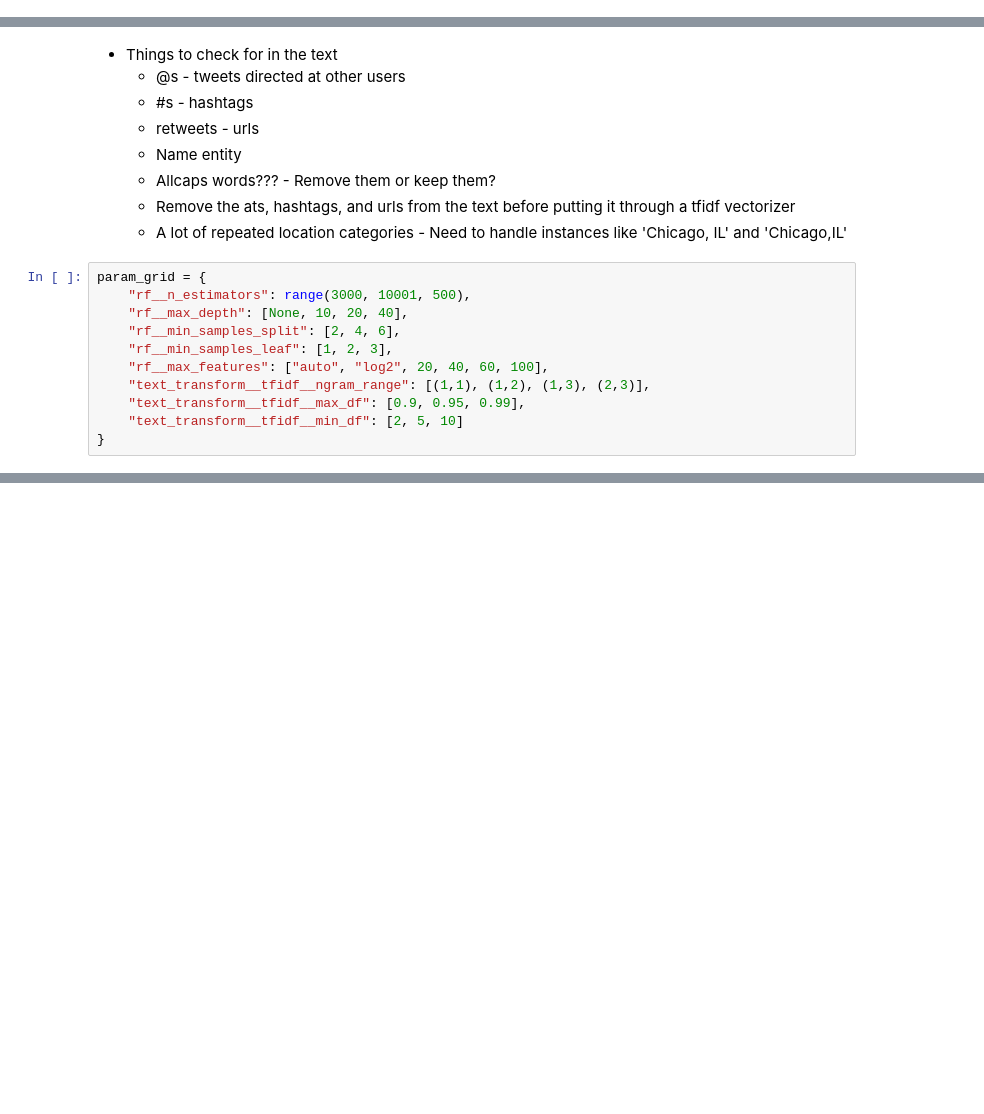
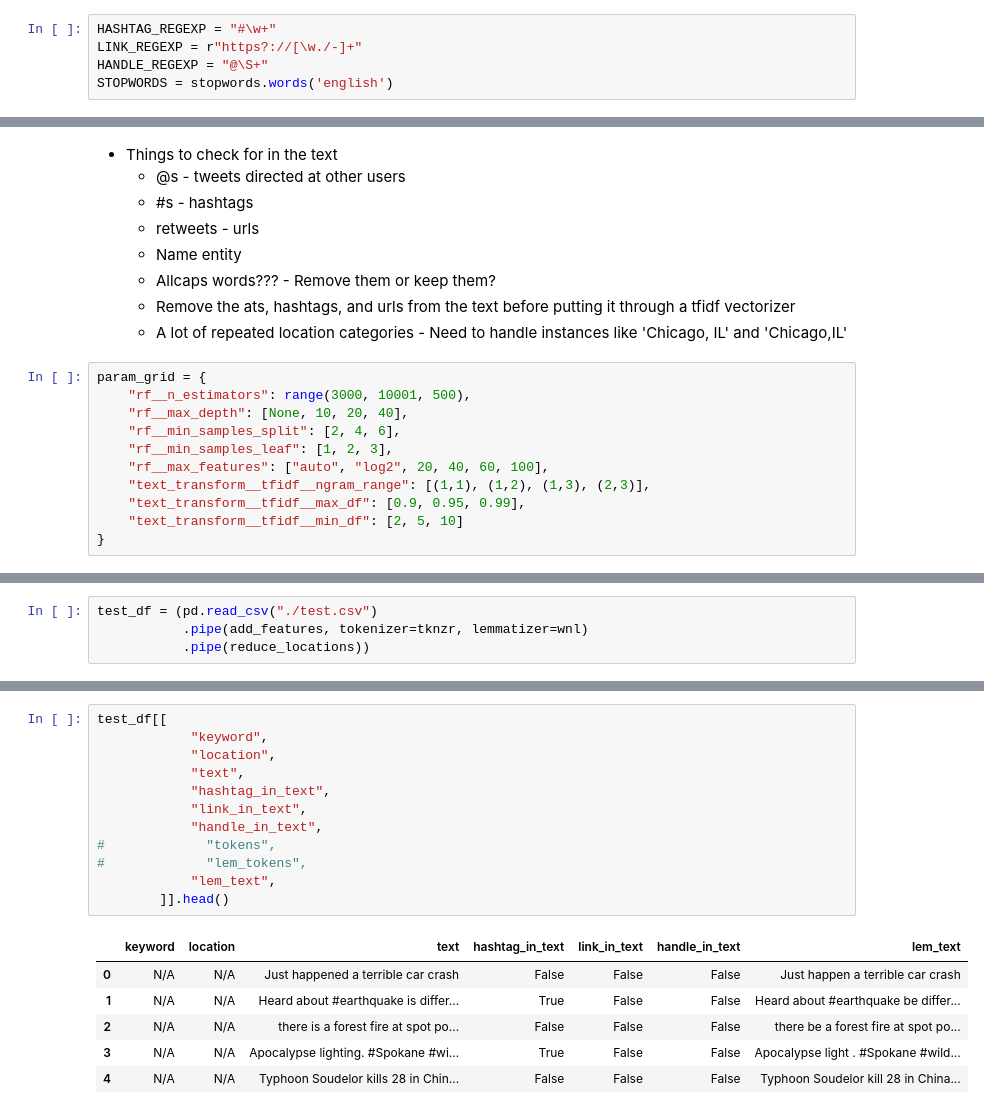
Before and after one commit to scjustice/kaggle_real_or_not_nlp, a Jupyter notebook: NLP_model_development_GPU_version.ipynb, the cells around one changed output, grey strips where cells are left out. Cells and saved outputs as stored; diff of their text form; blank space fills up the shorter version.

```diff
--- a/NLP_model_development_GPU_version.ipynb
+++ b/NLP_model_development_GPU_version.ipynb
@@ -36,0 +32,5 @@ def remove_elements_from_text(row, text_col, remove_col_list):
+# %%
+HASHTAG_REGEXP = "#\w+"
+LINK_REGEXP = r"https?://[\w./-]+"
+HANDLE_REGEXP = "@\S+"
+STOPWORDS = stopwords.words('english')
@@ -236,0 +456,4 @@ cuda_gcv = GridSearchCV(estimator=cuda_pipe, param_grid=cuda_param_grid, scoring
+# %%
+test_df = (pd.read_csv("./test.csv")
+           .pipe(add_features, tokenizer=tknzr, lemmatizer=wnl)
+           .pipe(reduce_locations))
@@ -236,0 +469,19 @@ cuda_gcv = GridSearchCV(estimator=cuda_pipe, param_grid=cuda_param_grid, scoring
+# %%
+test_df[[
+            "keyword",
+            "location",
+            "text",
+            "hashtag_in_text",
+            "link_in_text",
+            "handle_in_text",
+#             "tokens",
+#             "lem_tokens",
+            "lem_text",
+        ]].head()
+# %% [output]
+|  | keyword | location | text | hashtag_in_text | link_in_text | handle_in_text | lem_text |
+| 0 | N/A | N/A | Just happened a terrible car crash | False | False | False | Just happen a terrible car crash |
+| 1 | N/A | N/A | Heard about #earthquake is differ... | True | False | False | Heard about #earthquake be differ... |
+| 2 | N/A | N/A | there is a forest fire at spot po... | False | False | False | there be a forest fire at spot po... |
+| 3 | N/A | N/A | Apocalypse lighting. #Spokane #wi... | True | False | False | Apocalypse light . #Spokane #wild... |
+| 4 | N/A | N/A | Typhoon Soudelor kills 28 in Chin... | False | False | False | Typhoon Soudelor kill 28 in China... |
```
Also changed, not shown: parts of 59 cells of this notebook, 1 other file.
